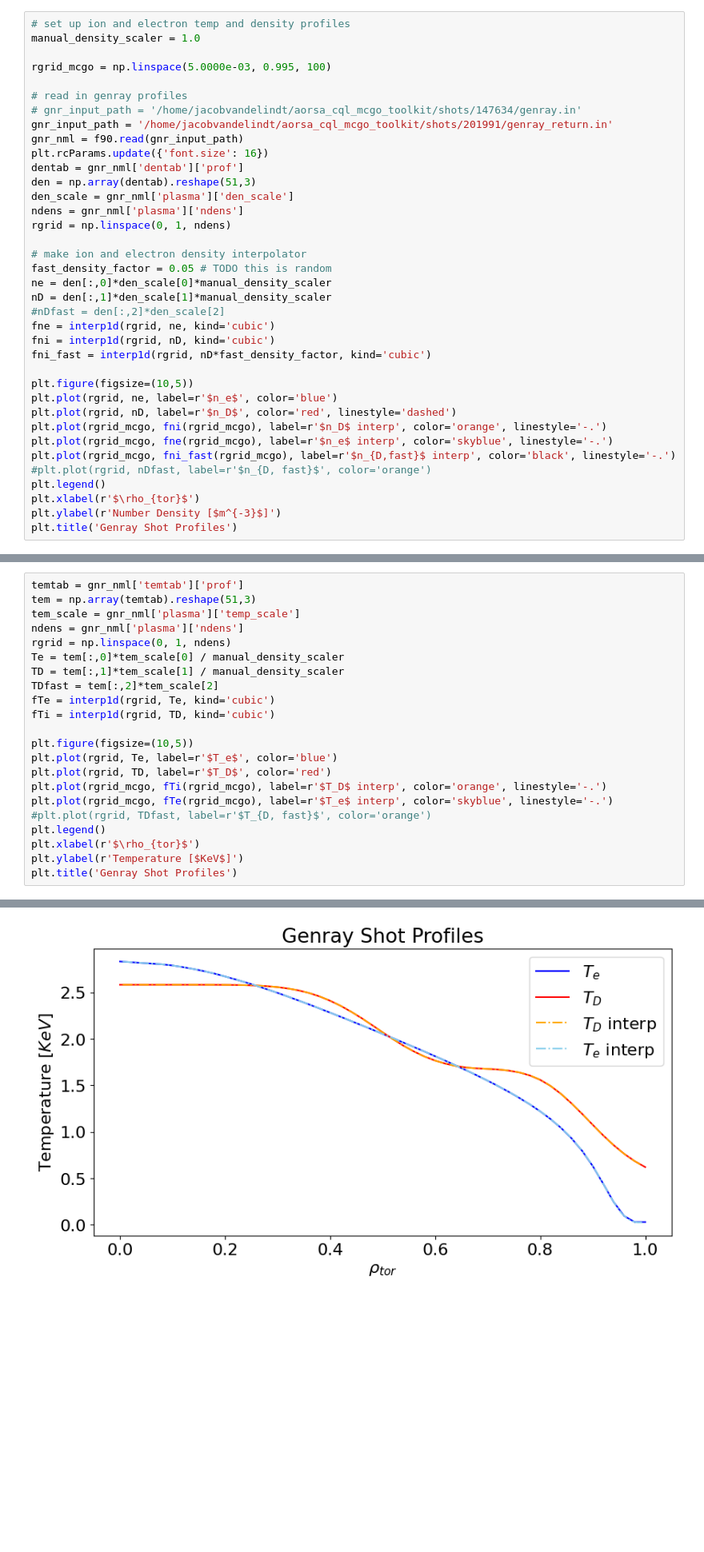
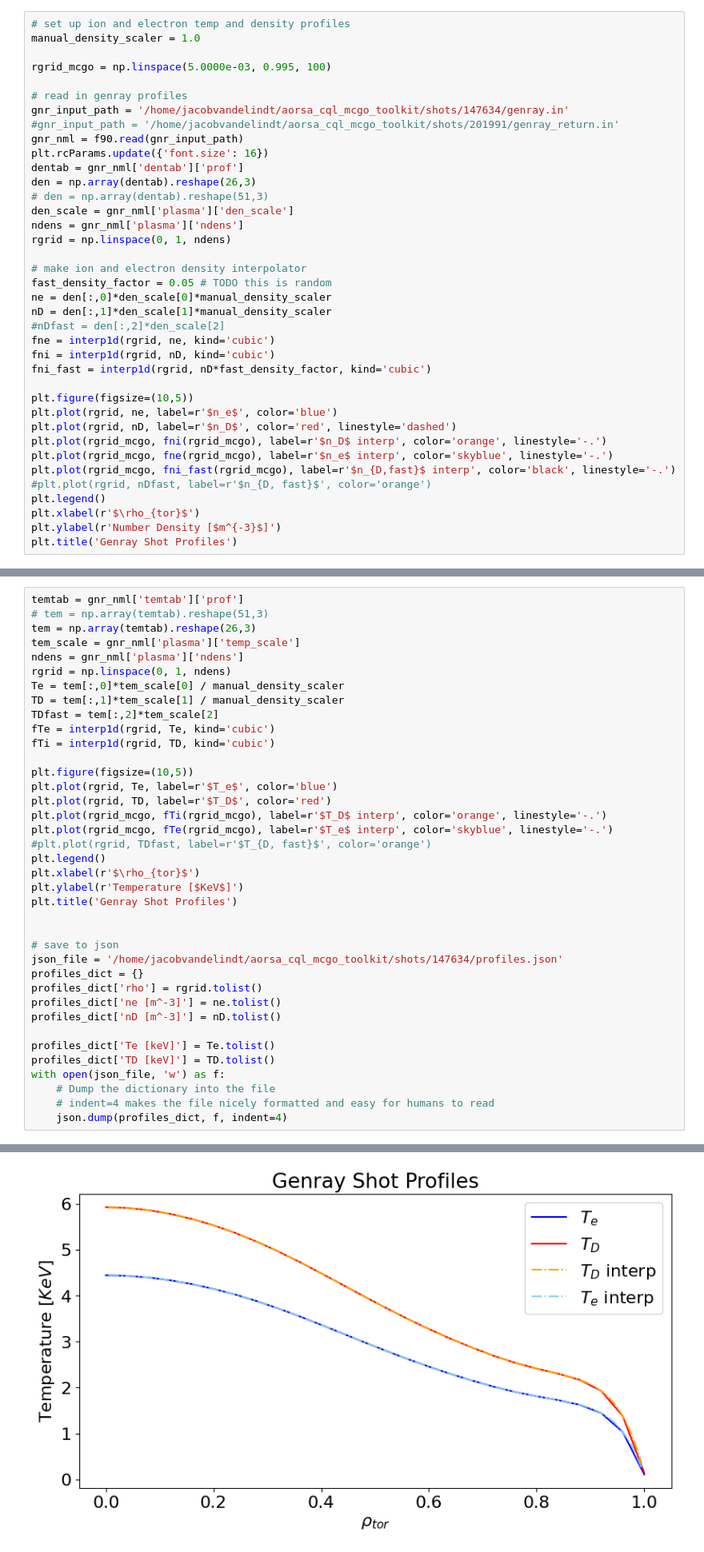
Before and after one commit to vandelij/aorsa_cql_mcgo_toolkit, a Jupyter notebook: shots/147634/mcgo_setup_and_pp_work.ipynb, the cells around one changed output, grey strips where cells are left out. Shown at 80% size. Drawn from its saved outputs; the diff is of its cells as text; blank space fills up the shorter version.

Commit message:
added paper 2 figure processing

```diff
--- a/shots/147634/mcgo_setup_and_pp_work.ipynb
+++ b/shots/147634/mcgo_setup_and_pp_work.ipynb
@@ -41,12 +42,13 @@ manual_density_scaler = 1.0
 rgrid_mcgo = np.linspace(5.0000e-03, 0.995, 100)
 
 # read in genray profiles
-# gnr_input_path = '/home/jacobvandelindt/aorsa_cql_mcgo_toolkit/shots/147634/genray.in'
-gnr_input_path = '/home/jacobvandelindt/aorsa_cql_mcgo_toolkit/shots/201991/genray_return.in'
+gnr_input_path = '/home/jacobvandelindt/aorsa_cql_mcgo_toolkit/shots/147634/genray.in'
+#gnr_input_path = '/home/jacobvandelindt/aorsa_cql_mcgo_toolkit/shots/201991/genray_return.in'
 gnr_nml = f90.read(gnr_input_path)
 plt.rcParams.update({'font.size': 16})
 dentab = gnr_nml['dentab']['prof']
-den = np.array(dentab).reshape(51,3)
+den = np.array(dentab).reshape(26,3)
+# den = np.array(dentab).reshape(51,3)
 den_scale = gnr_nml['plasma']['den_scale']
 ndens = gnr_nml['plasma']['ndens']
 rgrid = np.linspace(0, 1, ndens)
@@ -77,6 +79,7 @@ Text(0.5, 1.0, 'Genray Shot Profiles')
 # %%
 temtab = gnr_nml['temtab']['prof']
-tem = np.array(temtab).reshape(51,3)
+# tem = np.array(temtab).reshape(51,3)
+tem = np.array(temtab).reshape(26,3)
 tem_scale = gnr_nml['plasma']['temp_scale']
 ndens = gnr_nml['plasma']['ndens']
 rgrid = np.linspace(0, 1, ndens)
@@ -96,4 +99,19 @@ plt.legend()
 plt.xlabel(r'$\rho_{tor}$')
 plt.ylabel(r'Temperature [$KeV$]')
 plt.title('Genray Shot Profiles')
+
+
+# save to json
+json_file = '/home/jacobvandelindt/aorsa_cql_mcgo_toolkit/shots/147634/profiles.json'
+profiles_dict = {}
+profiles_dict['rho'] = rgrid.tolist()
+profiles_dict['ne [m^-3]'] = ne.tolist()
+profiles_dict['nD [m^-3]'] = nD.tolist()
+
+profiles_dict['Te [keV]'] = Te.tolist()
+profiles_dict['TD [keV]'] = TD.tolist()
+with open(json_file, 'w') as f:
+    # Dump the dictionary into the file
+    # indent=4 makes the file nicely formatted and easy for humans to read
+    json.dump(profiles_dict, f, indent=4)
 # %% [output]
@@ -101,4 +118,4 @@ Text(0.5, 1.0, 'Genray Shot Profiles')
-[figure, old version]
+[figure, new version]
 # %%
 # load up these profiles into the mcgo input file.
 
```
Also changed, not shown: parts of 4 cells of this notebook, 4 other files.
